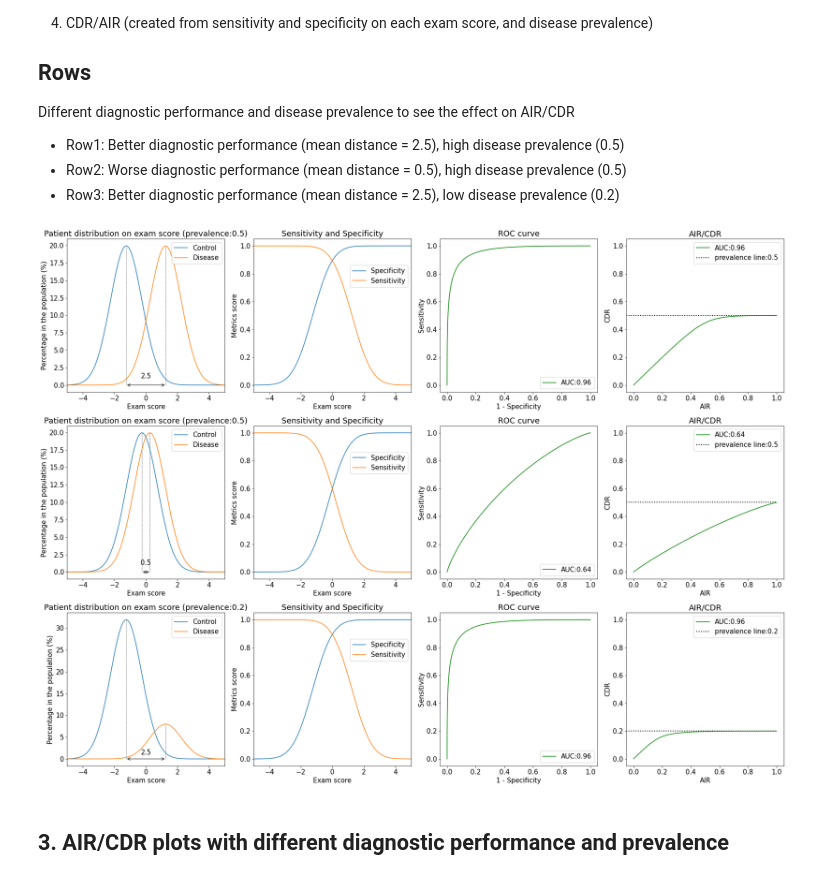
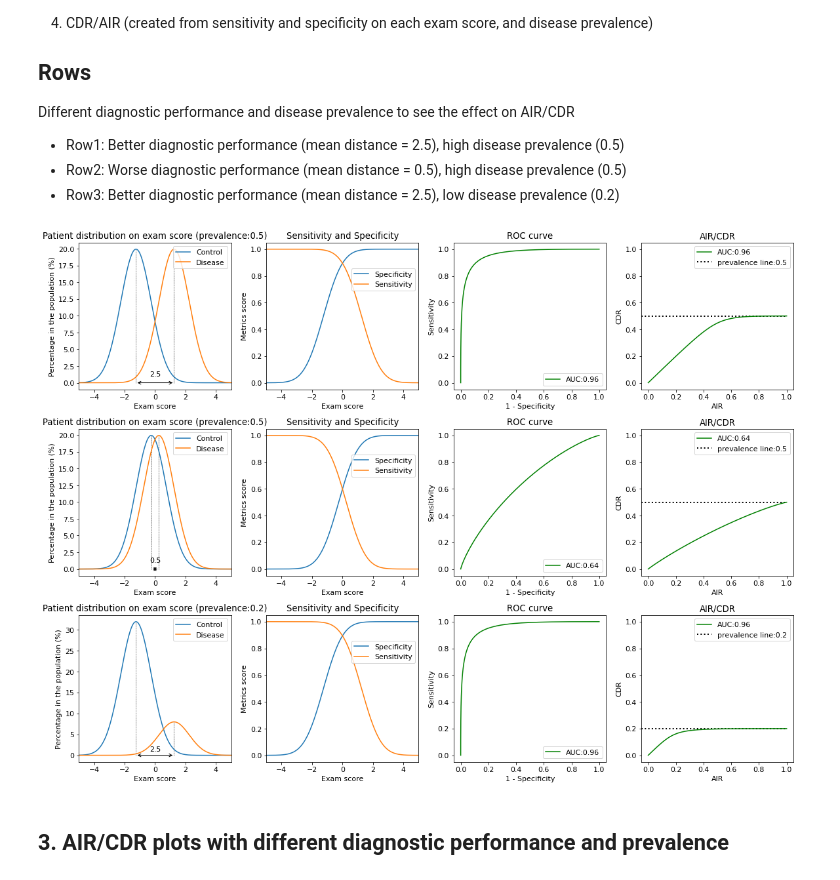
Before and after one commit to hnakai17/Performance_metrics_ProstateMRI, a Jupyter notebook: Simulation.ipynb, the cells around one changed output. Drawn from its saved outputs; the diff is of its cells as text; code cells hidden in the pictures.

```diff
--- a/Simulation.ipynb
+++ b/Simulation.ipynb
@@ -13,7 +13,7 @@ import matplotlib.pyplot as plt
 from scipy.stats import norm
 import pandas as pd
 from itertools import product
-plt.rcParams.update({"font.size":15})
+plt.rcParams.update({"font.size":11})
 # %%
 # Align Markdown formulas and tables to the left
 # %%
@@ -190,13 +190,13 @@ Different diagnostic performance and disease prevalence to see the effect on AIR
 - Row3: Better diagnostic performance (mean distance = 2.5), low disease prevalence (0.2)
 # %%
 nrows = 3
-fig, ax = plt.subplots(nrows=nrows, ncols=4, figsize=(24, 6*nrows))
+fig, ax = plt.subplots(nrows=nrows, ncols=4, figsize=(16, 4*nrows))
 create_plots(mean_dif=2.5, prev=0.5, ax=ax, ax_row=0)
 create_plots(mean_dif=0.5, prev=0.5, ax=ax, ax_row=1)
 create_plots(mean_dif=2.5, prev=0.2, ax=ax, ax_row=2)
 plt.tight_layout()
 # %% [output]
-[figure, old version]
+[figure, new version]
 # %% [markdown]
 ## 3. AIR/CDR plots with different diagnostic performance and prevalence
 # %%
```
Also changed, not shown: parts of 1 cell of this notebook.
